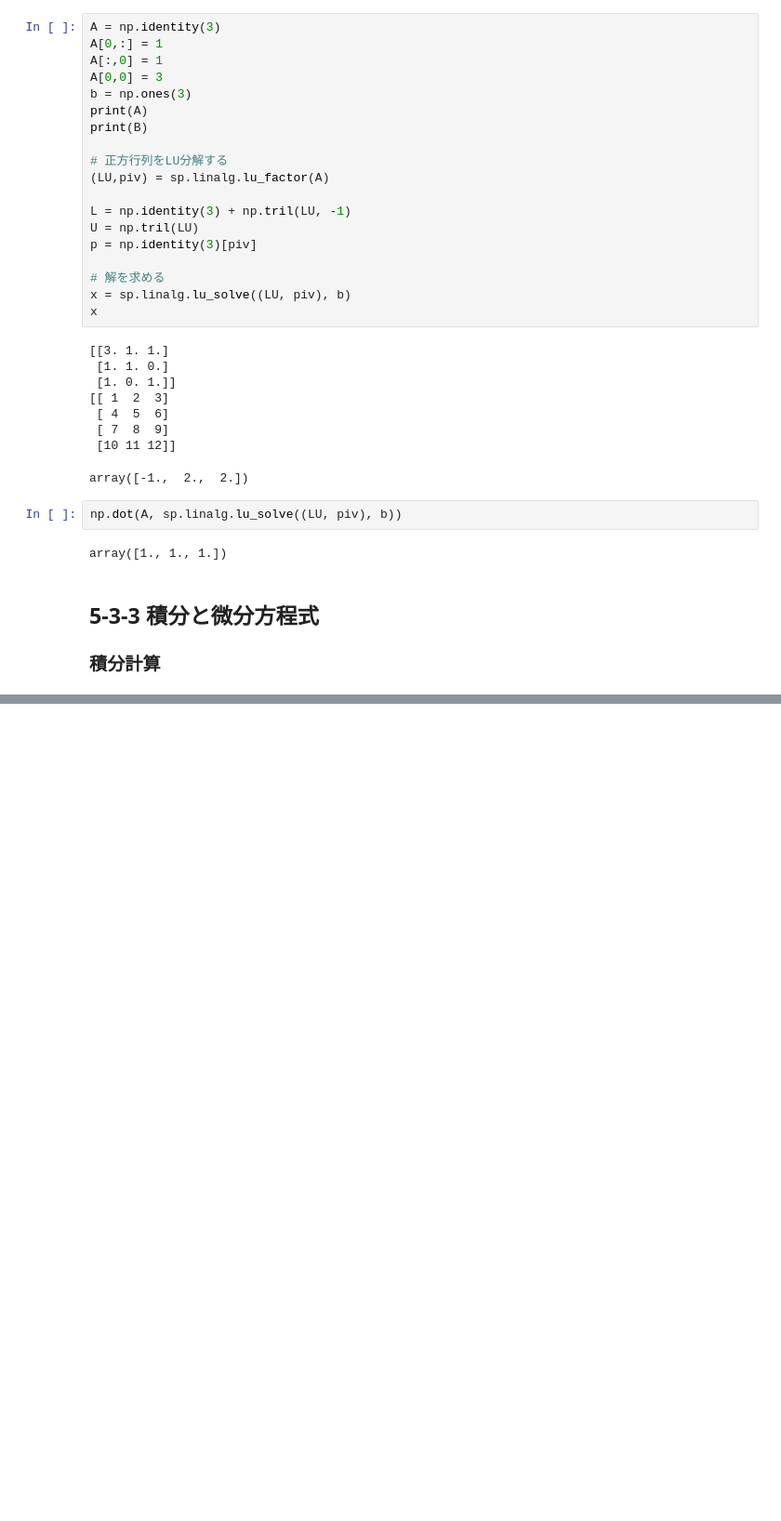
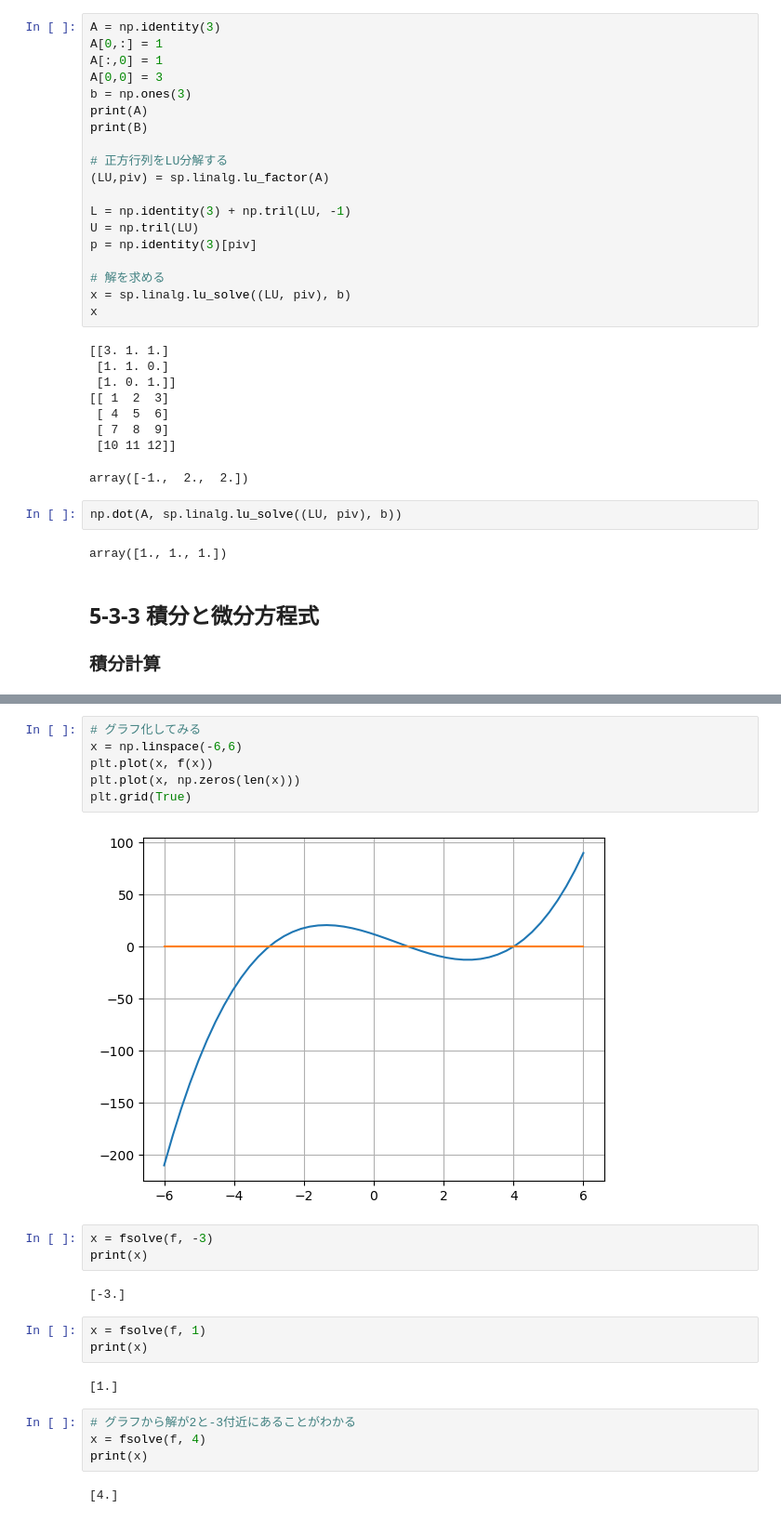
Before and after one commit to RentoYabuki06/ut_datascience_ikusei_kouza, a Jupyter notebook: chapter05/ch05.ipynb, the cells around one changed output, grey strips where cells are left out. Shown at 93% size. Cells and saved outputs as stored; diff of their text form; blank space fills up the shorter version.

```diff
--- a/chapter05/ch05.ipynb
+++ b/chapter05/ch05.ipynb
@@ -638,0 +838,24 @@ array([1., 1., 1.])
+# %%
+# グラフ化してみる
+x = np.linspace(-6,6)
+plt.plot(x, f(x))
+plt.plot(x, np.zeros(len(x)))
+plt.grid(True)
+# %% [output]
+[figure, added]
+# %%
+x = fsolve(f, -3)
+print(x)
+# %% [output]
+[-3.]
+# %%
+x = fsolve(f, 1)
+print(x)
+# %% [output]
+[1.]
+# %%
+# グラフから解が2と-3付近にあることがわかる
+x = fsolve(f, 4)
+print(x)
+# %% [output]
+[4.]
```
Also changed, not shown: parts of 39 cells of this notebook.
